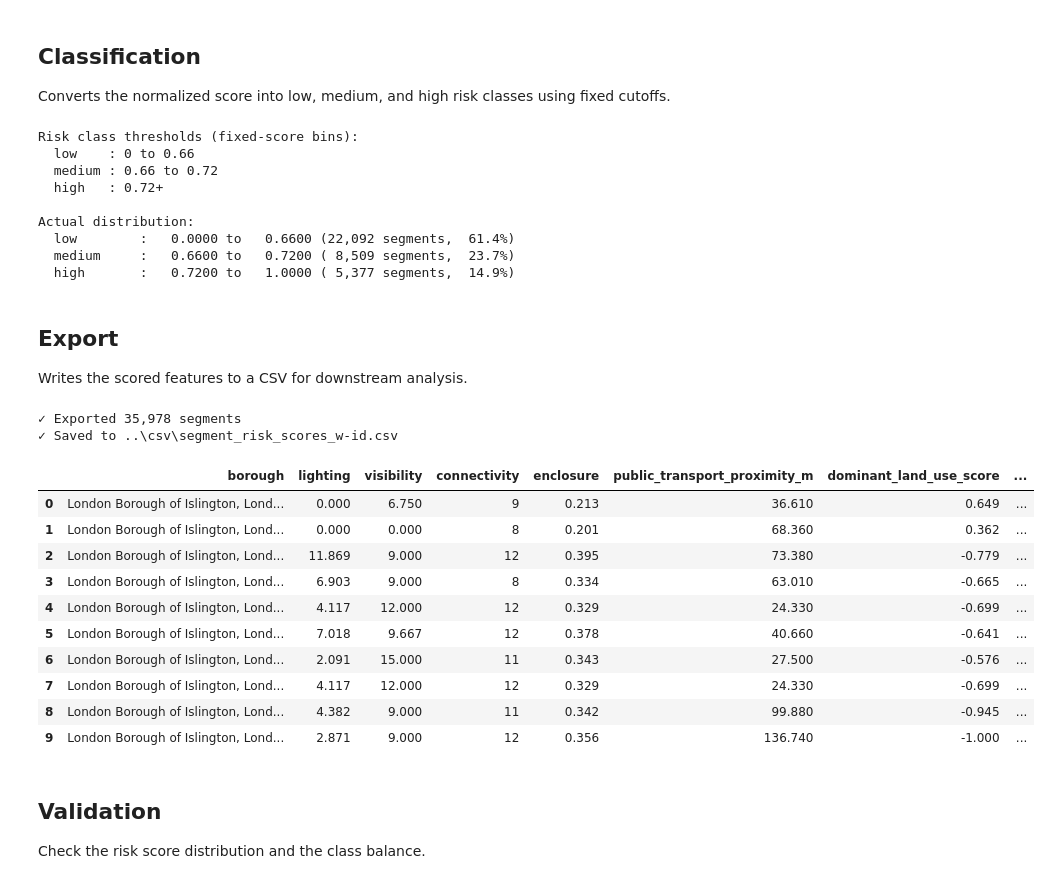
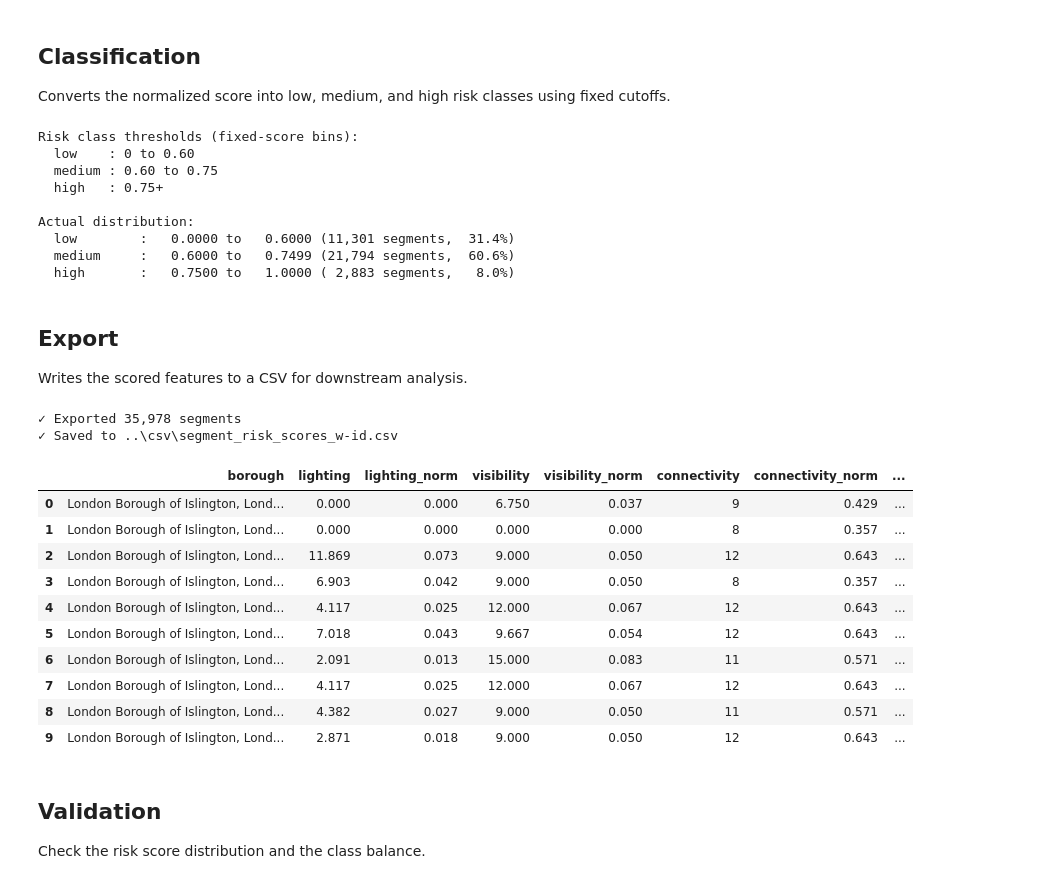
Before and after one commit to modnas-m/MaCAD26-G01-DataEncoding, a Jupyter notebook: notebooks/02_RiskScore_Calc.ipynb, the cells around one changed output. Cells and saved outputs as stored; diff of their text form; code cells hidden in the pictures.

Commit message:
normalized risk score

```diff
--- a/notebooks/02_RiskScore_Calc.ipynb
+++ b/notebooks/02_RiskScore_Calc.ipynb
@@ -115,7 +138,7 @@ Converts the normalized score into low, medium, and high risk classes using fixe
 # %%
 features['risk_score'] = compute_risk_score(features)
 
-threshold_low_med = 0.55
+threshold_low_med = 0.6
 threshold_med_high = 0.75
 
 features['risk_class'] = pd.cut(
@@ -145,46 +168,54 @@ for label in ['low', 'medium', 'high']:
         print(f'  {label:10s} : {min_val:8.4f} to {max_val:8.4f} ({mask.sum():6,} segments, {pct:5.1f}%)')
 # %% [output]
 Risk class thresholds (fixed-score bins):
-  low    : 0 to 0.66
-  medium : 0.66 to 0.72
-  high   : 0.72+
+  low    : 0 to 0.60
+  medium : 0.60 to 0.75
+  high   : 0.75+
 
 Actual distribution:
-  low        :   0.0000 to   0.6600 (22,092 segments,  61.4%)
-  medium     :   0.6600 to   0.7200 ( 8,509 segments,  23.7%)
-  high       :   0.7200 to   1.0000 ( 5,377 segments,  14.9%)
+  low        :   0.0000 to   0.6000 (11,301 segments,  31.4%)
+  medium     :   0.6000 to   0.7499 (21,794 segments,  60.6%)
+  high       :   0.7500 to   1.0000 ( 2,883 segments,   8.0%)
 # %% [markdown]
 ## Export
 Writes the scored features to a CSV for downstream analysis.
 # %%
 if 'location_id' not in features.columns:
     if 'osmid' in features.columns:
         features['location_id'] = features['borough'].str.extract(r'(\w+)')[0] + '_' + features['osmid'].astype(str)
     else:
         features['location_id'] = features['borough'].str.extract(r'(^[A-Za-z]+)')[0].str.upper() + '_' + features.index.astype(str)
 
-segment_scores = features[['borough', 'lighting', 'visibility', 'connectivity', 'enclosure',
-                            'public_transport_proximity_m', 'dominant_land_use_score',
-                            'risk_score', 'risk_class', 'location_id']].copy()
+# Include both raw and normalized feature columns for downstream analysis
+segment_scores = features[[
+    'borough',
+    'lighting', 'lighting_norm',
+    'visibility', 'visibility_norm',
+    'connectivity', 'connectivity_norm',
+    'enclosure', 'enclosure_norm',
+    'public_transport_proximity_m', 'public_transport_proximity_m_norm',
+    'dominant_land_use_score', 'dominant_land_use_score_norm',
+    'risk_score', 'risk_class', 'location_id'
+]].copy()
 
 segment_scores.to_csv(OUTPUT_PATH, index=False)
 print(f'✓ Exported {len(segment_scores):,} segments')
 print(f'✓ Saved to {OUTPUT_PATH}')
 display(segment_scores.head(10))
 # %% [output]
 ✓ Exported 35,978 segments
 ✓ Saved to ..\csv\segment_risk_scores_w-id.csv
-|  | borough | lighting | visibility | connectivity | enclosure | public_transport_proximity_m | dominant_land_use_score | ... |
-| 0 | London Borough of Islington, Lond... | 0.000 | 6.750 | 9 | 0.213 | 36.610 | 0.649 | ... |
-| 1 | London Borough of Islington, Lond... | 0.000 | 0.000 | 8 | 0.201 | 68.360 | 0.362 | ... |
-| 2 | London Borough of Islington, Lond... | 11.869 | 9.000 | 12 | 0.395 | 73.380 | -0.779 | ... |
-| 3 | London Borough of Islington, Lond... | 6.903 | 9.000 | 8 | 0.334 | 63.010 | -0.665 | ... |
-| 4 | London Borough of Islington, Lond... | 4.117 | 12.000 | 12 | 0.329 | 24.330 | -0.699 | ... |
-| 5 | London Borough of Islington, Lond... | 7.018 | 9.667 | 12 | 0.378 | 40.660 | -0.641 | ... |
-| 6 | London Borough of Islington, Lond... | 2.091 | 15.000 | 11 | 0.343 | 27.500 | -0.576 | ... |
-| 7 | London Borough of Islington, Lond... | 4.117 | 12.000 | 12 | 0.329 | 24.330 | -0.699 | ... |
-| 8 | London Borough of Islington, Lond... | 4.382 | 9.000 | 11 | 0.342 | 99.880 | -0.945 | ... |
-| 9 | London Borough of Islington, Lond... | 2.871 | 9.000 | 12 | 0.356 | 136.740 | -1.000 | ... |
+|  | borough | lighting | lighting_norm | visibility | visibility_norm | connectivity | connectivity_norm | ... |
+| 0 | London Borough of Islington, Lond... | 0.000 | 0.000 | 6.750 | 0.037 | 9 | 0.429 | ... |
+| 1 | London Borough of Islington, Lond... | 0.000 | 0.000 | 0.000 | 0.000 | 8 | 0.357 | ... |
+| 2 | London Borough of Islington, Lond... | 11.869 | 0.073 | 9.000 | 0.050 | 12 | 0.643 | ... |
+| 3 | London Borough of Islington, Lond... | 6.903 | 0.042 | 9.000 | 0.050 | 8 | 0.357 | ... |
+| 4 | London Borough of Islington, Lond... | 4.117 | 0.025 | 12.000 | 0.067 | 12 | 0.643 | ... |
+| 5 | London Borough of Islington, Lond... | 7.018 | 0.043 | 9.667 | 0.054 | 12 | 0.643 | ... |
+| 6 | London Borough of Islington, Lond... | 2.091 | 0.013 | 15.000 | 0.083 | 11 | 0.571 | ... |
+| 7 | London Borough of Islington, Lond... | 4.117 | 0.025 | 12.000 | 0.067 | 12 | 0.643 | ... |
+| 8 | London Borough of Islington, Lond... | 4.382 | 0.027 | 9.000 | 0.050 | 11 | 0.571 | ... |
+| 9 | London Borough of Islington, Lond... | 2.871 | 0.018 | 9.000 | 0.050 | 12 | 0.643 | ... |
 # %% [markdown]
 ## Validation
 Check the risk score distribution and the class balance.
```
Also changed, not shown: parts of 4 cells of this notebook, 11 other files.
